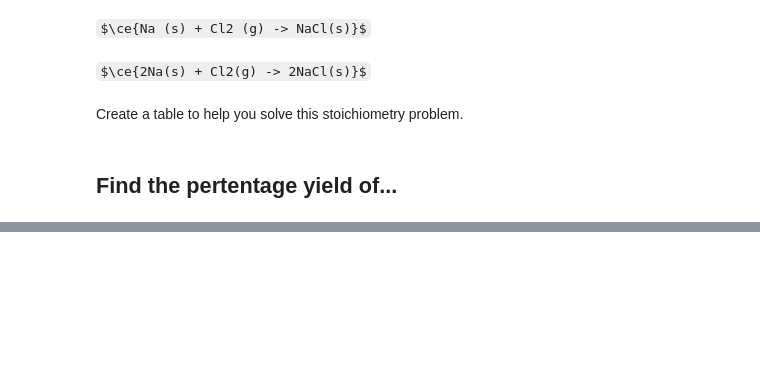
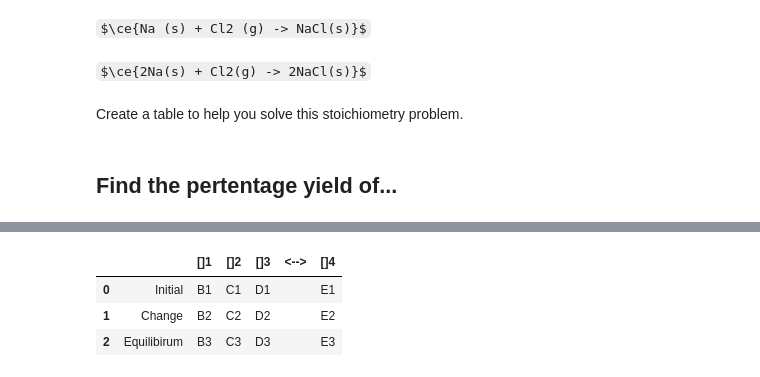
Before and after one commit to GenChemCoding/templates, a Jupyter notebook: Notebook_3.ipynb, the cells around one changed output, grey strips where cells are left out. Drawn from its saved outputs; the diff is of its cells as text; code cells hidden in the pictures; some formulas as TeX source; blank space fills up the shorter version.

```diff
--- a/Notebook_3.ipynb
+++ b/Notebook_3.ipynb
@@ -35,0 +232,16 @@ Percentage_yield = (actual_yield/theoretical_yield)*100
+# %%
+data = {
+    '' : ['Initial','Change','Equilibirum'],
+    '[]1' : ['B1','B2','B3'],
+    '[]2' : ['C1','C2','C3'],
+    '[]3' : ['D1','D2','D3'],
+    '<-->': [ "" ,"",""],
+    '[]4' : ['E1','E2','E3'],
+}
+df = pd.DataFrame(data=data)
+df
+# %% [output]
+|  |  | []1 | []2 | []3 | <--> | []4 |
+| 0 | Initial | B1 | C1 | D1 |  | E1 |
+| 1 | Change | B2 | C2 | D2 |  | E2 |
+| 2 | Equilibirum | B3 | C3 | D3 |  | E3 |
```
Also changed, not shown: parts of 32 cells of this notebook.
